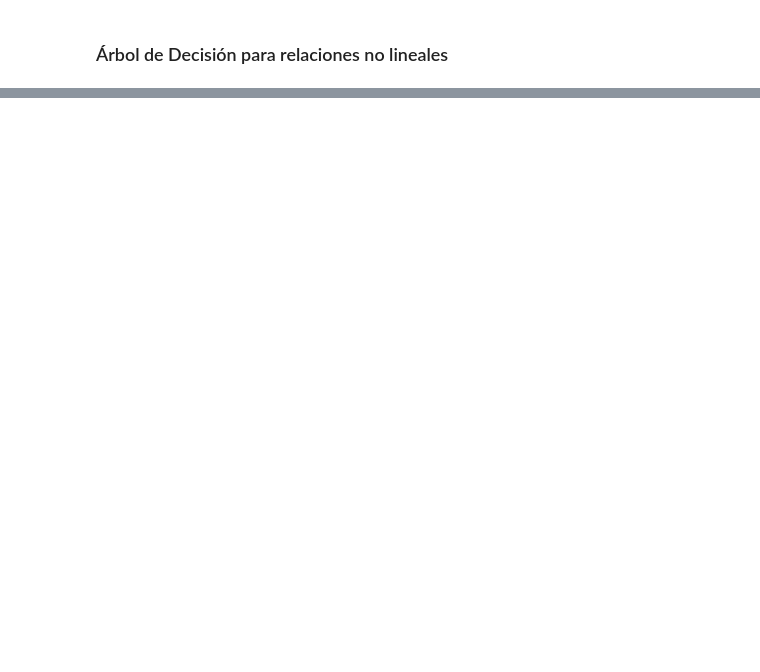
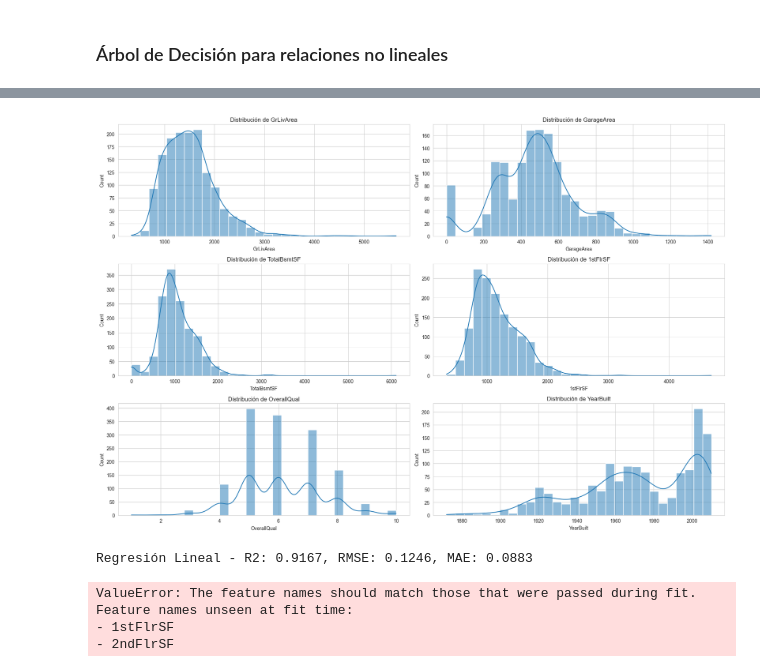
Before and after one commit to Riv2oo4/Proyecto1_MD, a Jupyter notebook: proyecto1.ipynb, the cells around one changed output, grey strips where cells are left out. Drawn from its saved outputs; the diff is of its cells as text; code cells hidden in the pictures; blank space fills up the shorter version.

```diff
--- a/proyecto1.ipynb
+++ b/proyecto1.ipynb
@@ -214,0 +240,34 @@ plt.show()
+# %%
+fig, axes = plt.subplots(3, 2, figsize=(18, 12))
+axes = axes.flatten()
+top_vars = ["GrLivArea", "GarageArea", "TotalBsmtSF", "1stFlrSF", "OverallQual", "YearBuilt"]
+
+for var, ax in zip(top_vars, axes):
+    sns.histplot(train_df[var], bins=30, kde=True, ax=ax)
+    ax.set_title(f'Distribución de {var}')
+
+plt.tight_layout()
+plt.show()
+# %% [output]
+[figure, added]
+# %%
+def evaluar_modelo(modelo, X_test, y_test, nombre_modelo):
+    y_pred = modelo.predict(X_test)
+    r2 = r2_score(y_test, y_pred)
+    rmse = np.sqrt(mean_squared_error(y_test, y_pred))
+    mae = mean_absolute_error(y_test, y_pred)
+
+    print(f"{nombre_modelo} - R2: {r2:.4f}, RMSE: {rmse:.4f}, MAE: {mae:.4f}")
+
+# Evaluar Regresión Lineal
+evaluar_modelo(pipeline, X_test_transformed, y_test, "Regresión Lineal")
+
+
+# Evaluar Árbol de Decisión
+evaluar_modelo(tree, X_test, y_test, "Árbol de Decisión")
+# %% [output]
+Regresión Lineal - R2: 0.9167, RMSE: 0.1246, MAE: 0.0883
+ValueError: The feature names should match those that were passed during fit.
+Feature names unseen at fit time:
+- 1stFlrSF
+- 2ndFlrSF
```
Also changed, not shown: parts of 8 cells of this notebook.
